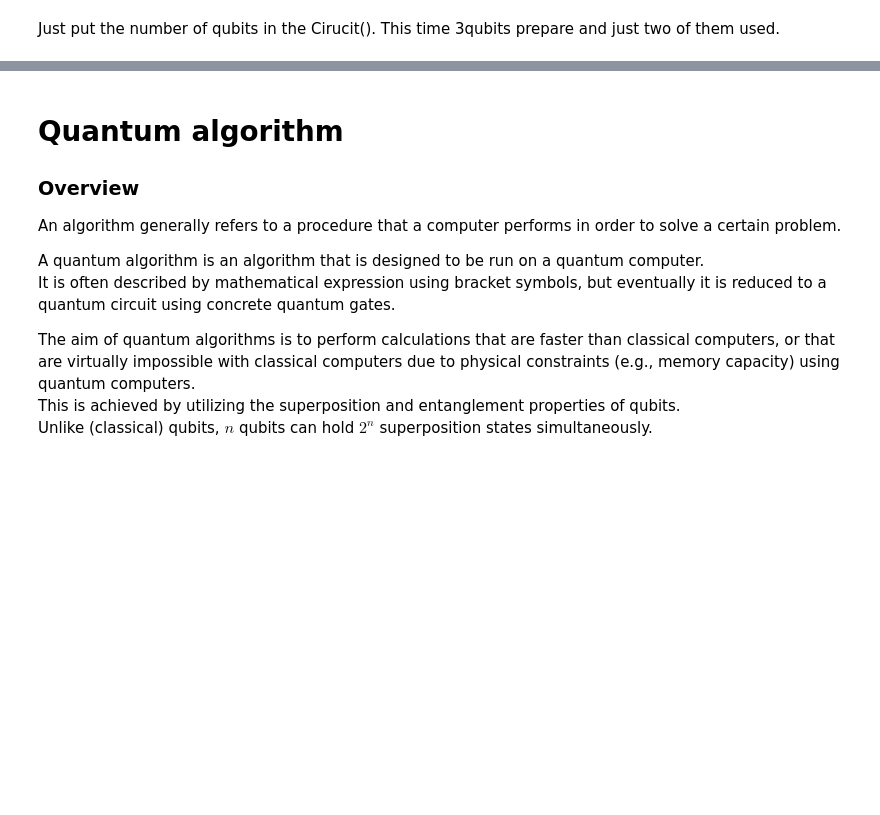
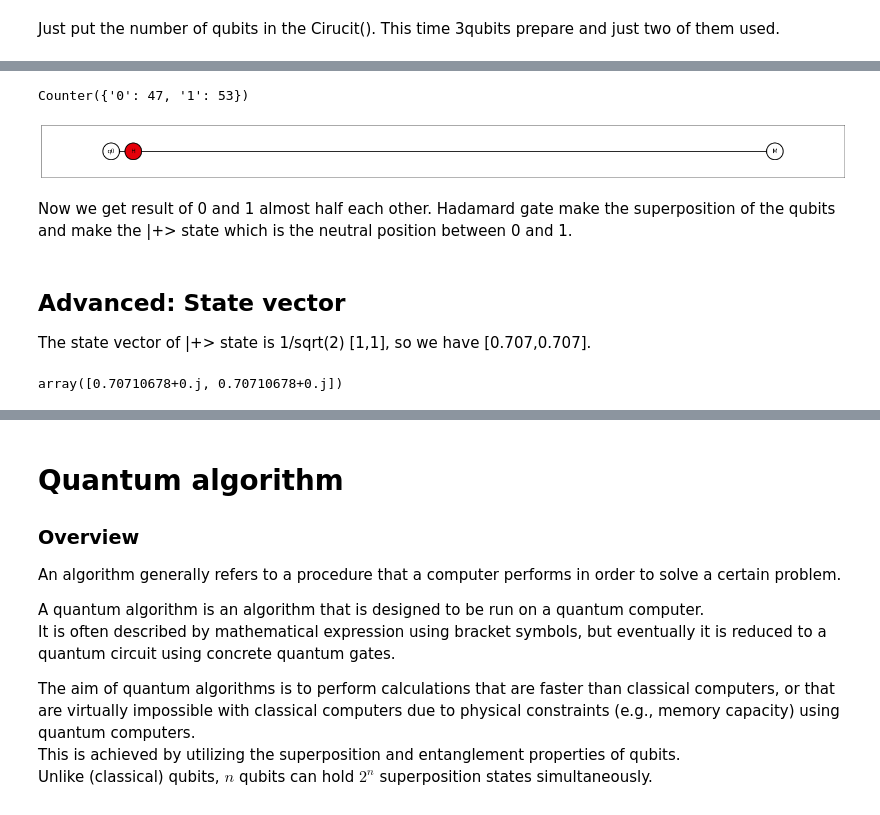
Before and after one commit to Qaqarot/qaqarot-tutorials, a Jupyter notebook: tutorial/001_qubit.ipynb, the cells around one changed output, grey strips where cells are left out. Saved outputs shown, nothing was run; the diff lists cells and outputs as text; code cells hidden in the pictures; blank space fills up the shorter version.

```diff
--- a/tutorial/001_qubit.ipynb
+++ b/tutorial/001_qubit.ipynb
@@ -149,0 +160,17 @@ Just put the number of qubits in the Cirucit(). This time 3qubits prepare and ju
+# %%
+Circuit().h[0].m[:].run(shots=100)
+# %% [output]
+Counter({'0': 47, '1': 53})
+# %%
+Circuit().h[0].m[:].run(backend="draw")
+# %% [output]
+[figure, added]
+# %% [markdown]
+Now we get result of 0 and 1 almost half each other. Hadamard gate make the superposition of the qubits and make the |+> state which is the neutral position between 0 and 1.
+# %% [markdown]
+## Advanced: State vector
+The state vector of |+> state is 1/sqrt(2) [1,1], so we have [0.707,0.707].
+# %%
+Circuit().h[0].run()
+# %% [output]
+array([0.70710678+0.j, 0.70710678+0.j])
```
Also changed, not shown: parts of 11 cells of this notebook, 3 other files.
